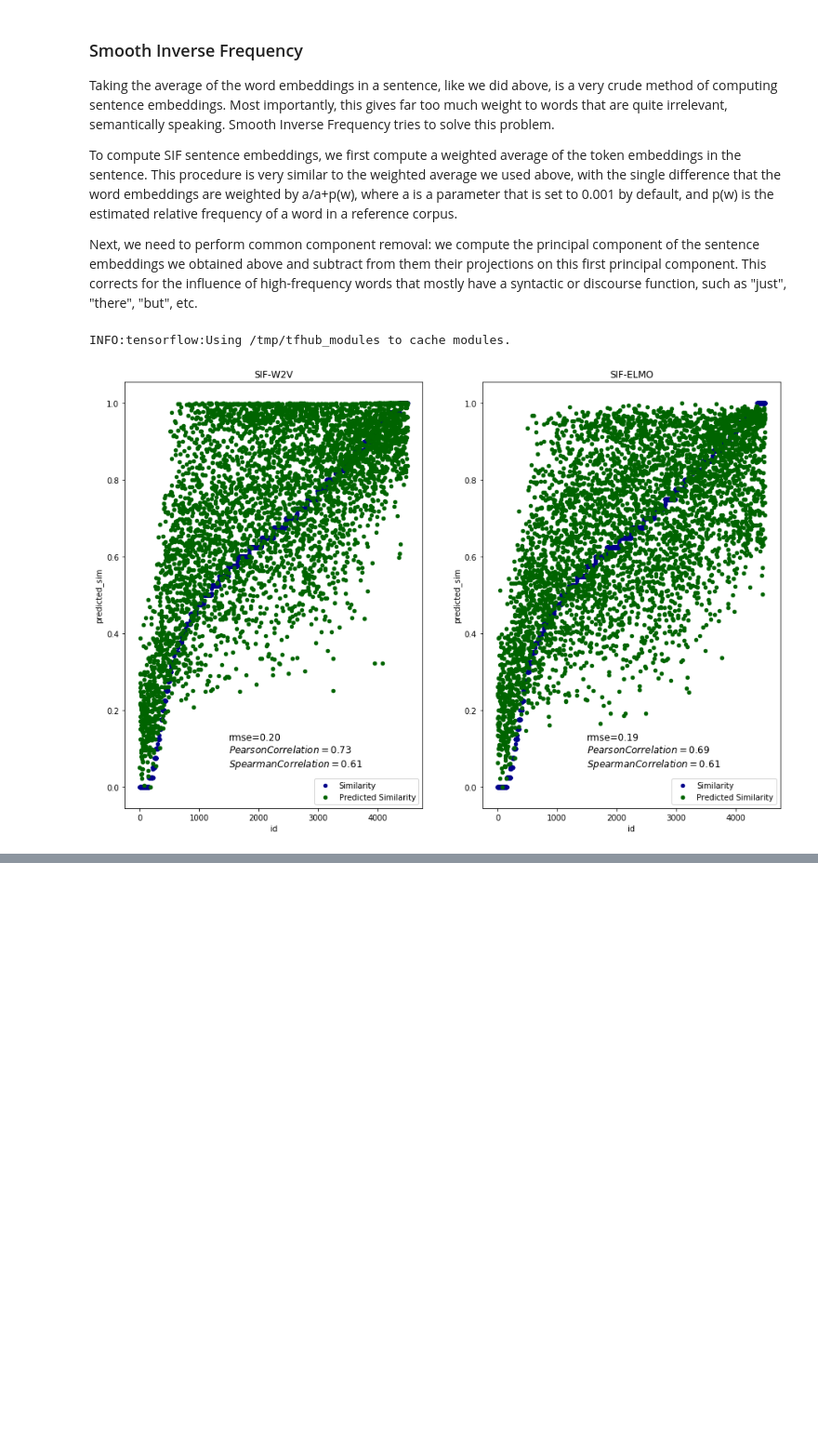
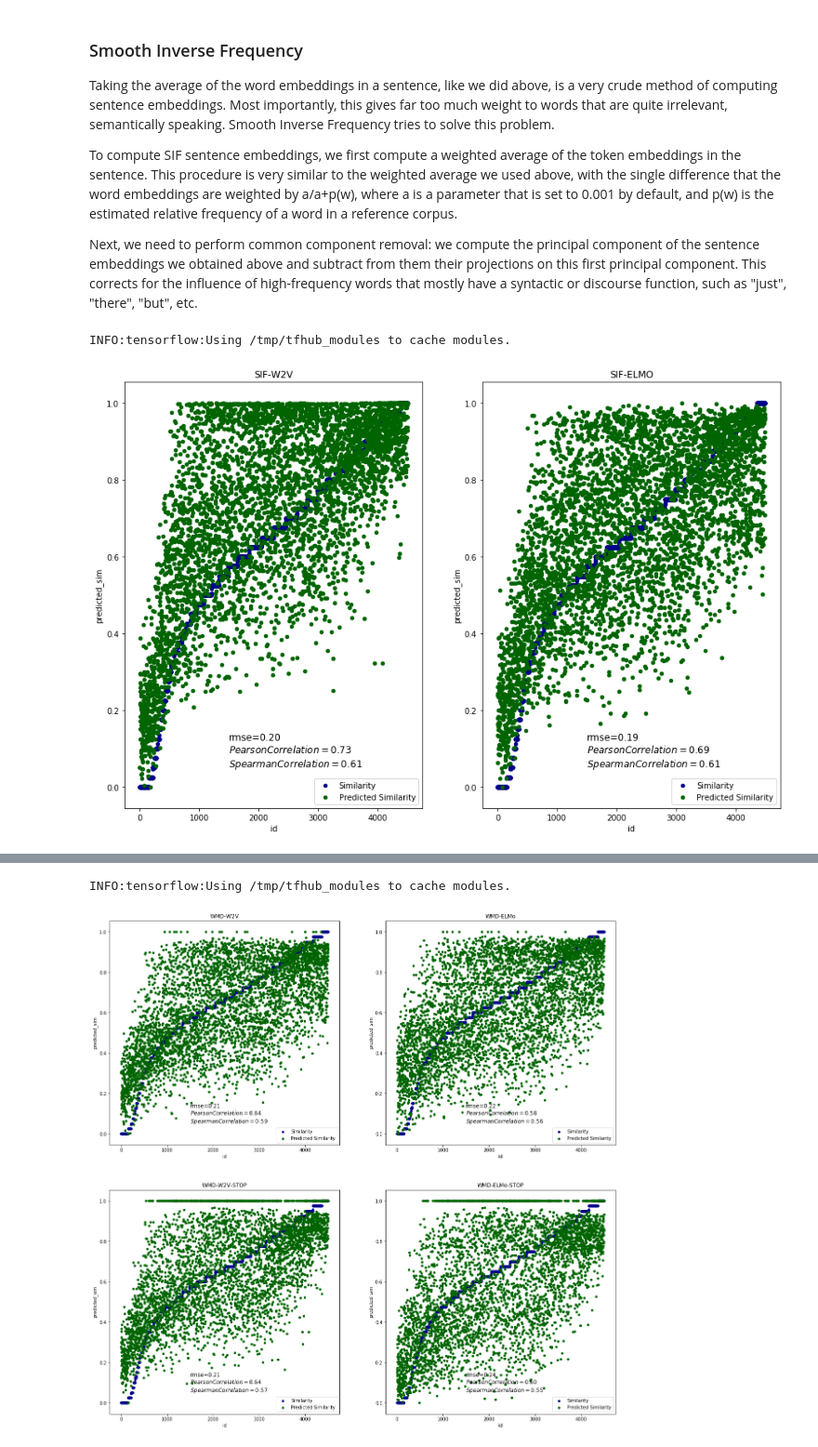
Before and after one commit to TharinduDR/Simple-Sentence-Similarity, a Jupyter notebook: Sentence Similarity - Context Vectors.ipynb, the cells around one changed output, grey strips where cells are left out. Shown at 93% size. Saved outputs shown, nothing was run; the diff lists cells and outputs as text; code cells hidden in the pictures; blank space fills up the shorter version.

Commit message:
014: Added ELMo Embedding comparisons

```diff
--- a/Sentence Similarity - Context Vectors.ipynb
+++ b/Sentence Similarity - Context Vectors.ipynb
@@ -200,0 +204,48 @@ for i in range(0, 2):
+# %%
+from matrices.word_vectors.word_movers_distance import run_wmd_benchmark
+from matrices.context_vectors.word_movers_distance import run_elmo_wmd_benchmark
+import functools as ft
+
+benchmarks = [("WMD-W2V", ft.partial(run_wmd_benchmark, model=word2vec, use_stoplist=False)),
+              ("WMD-ELMo", ft.partial(run_elmo_wmd_benchmark, model_path='ml_models/elmo/sick', use_stoplist=False)),
+              ("WMD-W2V-STOP", ft.partial(run_wmd_benchmark, model=word2vec, use_stoplist=True)),
+              ("WMD-ELMo-STOP", ft.partial(run_elmo_wmd_benchmark, model_path='ml_models/elmo/sick', use_stoplist=True))]
+# %% [output]
+INFO:tensorflow:Using /tmp/tfhub_modules to cache modules.
+# %%
+import scipy
+import matplotlib.pyplot as plt
+from preprocessing.normalize import normalize
+from utility.run_experiment import run_experiment
+import pandas as pd
+from sklearn.metrics import mean_squared_error
+from math import sqrt
+
+fig, axes = plt.subplots(nrows=2, ncols=2, figsize=(20,20))
+row = 0
+column = 0
+sick_train = normalize(sick_train, ["sim"])
+for i in range(0, 4):
+    sims, topic = run_experiment(sick_train, benchmarks[i])
+    sick_train['predicted_sim'] = pd.Series(sims).values
+    sick_train = normalize(sick_train, ["predicted_sim"])
+    pearson_correlation = scipy.stats.pearsonr(sims, sick_train['sim'])[0]
+    spearman_correlation = scipy.stats.spearmanr(sims, sick_train['sim'])[0]
+    rmse = sqrt(mean_squared_error(sick_train['predicted_sim'], sick_train['sim']))
+    textstr = 'rmse=%.2f\n$Pearson Correlation=%.2f$\n$Spearman Correlation=%.2f$'%(rmse, pearson_correlation, spearman_correlation)
+    sick_train = sick_train.sort_values('sim')
+    id = list(range(0, len(sick_train.index)))
+    sick_train['id'] = pd.Series(id).values
+
+    if(i < 2):
+        row = 0
+        column = i
+    if(i >= 2 and i < 4):
+        row = 1
+        column = i-2
+
+    sick_train.plot(kind='scatter', x='id', y='sim',color='DarkBlue', label='Similarity', title = topic, ax=axes[row, column]);
+    sick_train.plot(kind='scatter', x='id', y='predicted_sim', color='DarkGreen', label='Predicted Similarity', ax=axes[row, column]);
+    axes[row, column].text(1500, 0.05, textstr, fontsize=12)
+# %% [output]
+[figure, added]
```
Also changed, not shown: parts of 2 cells of this notebook, 2 other files.
